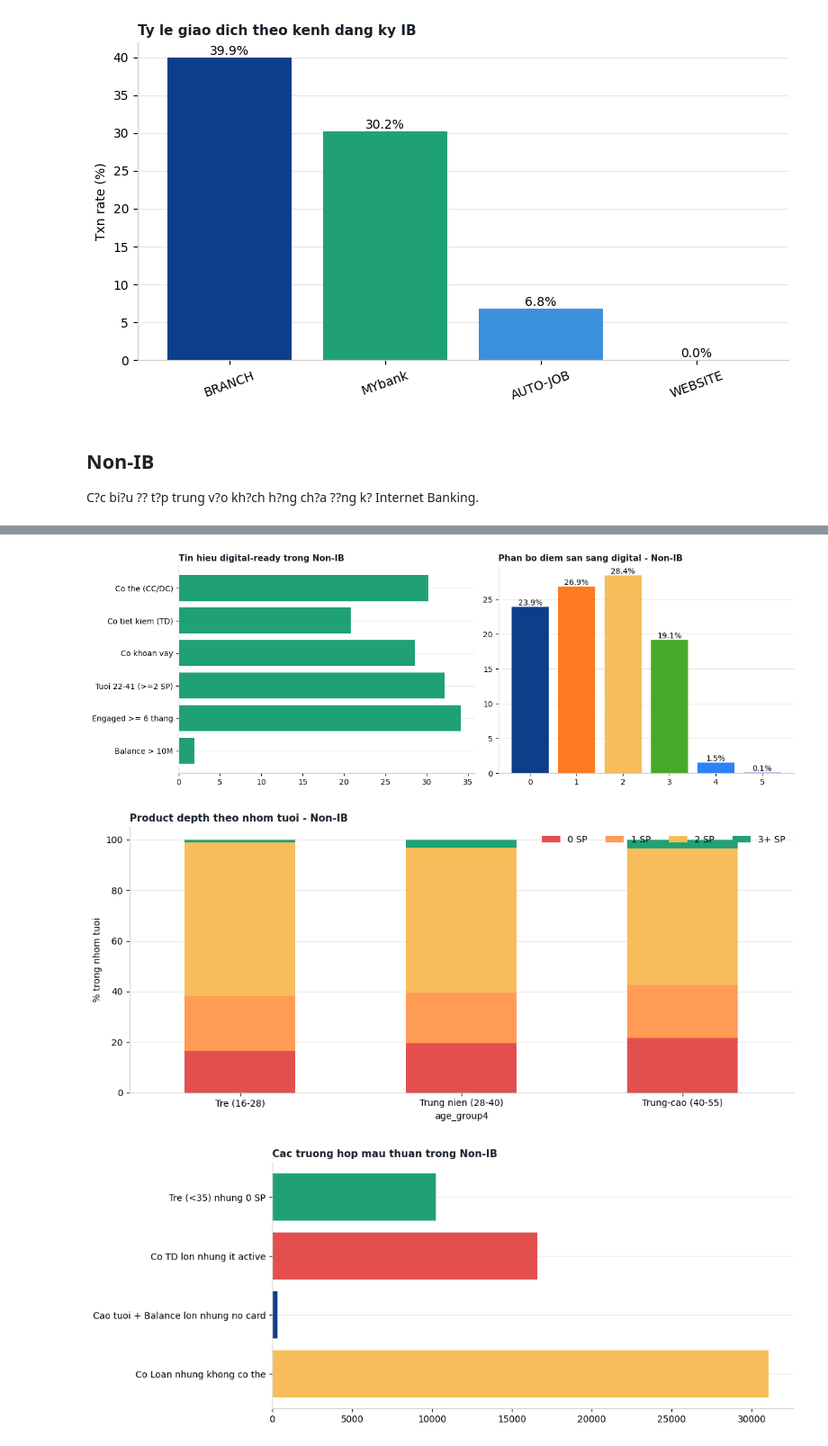
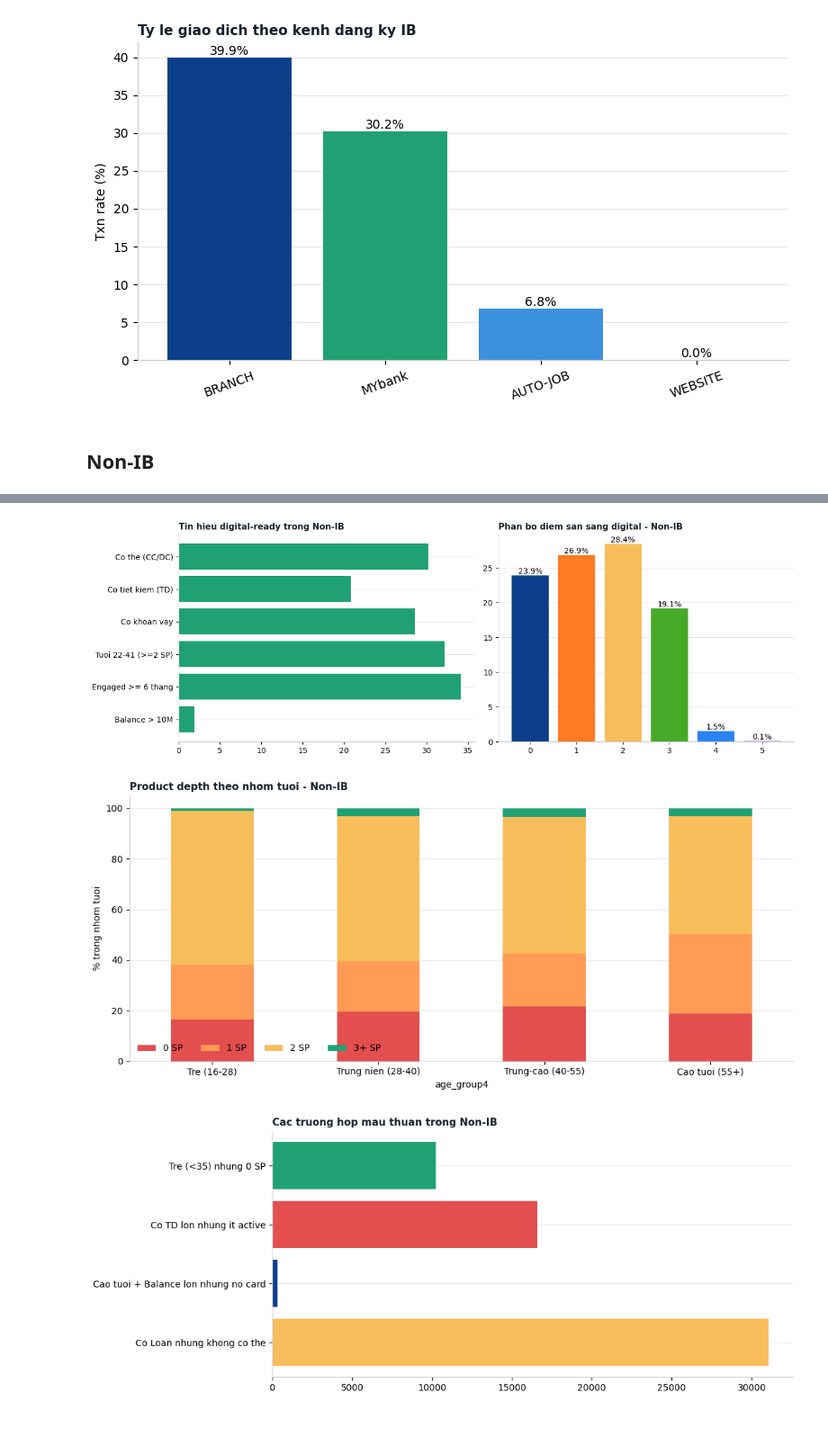
Before and after one commit to tranduclap1/gcon, a Jupyter notebook: phân tích tổng quan.ipynb, the cells around one changed output, grey strips where cells are left out. Shown at 90% size. Saved outputs shown, nothing was run; the diff lists cells and outputs as text; code cells hidden in the pictures.

```diff
--- a/phân tích tổng quan.ipynb
+++ b/phân tích tổng quan.ipynb
@@ -392,8 +382,6 @@ plt.tight_layout(); plt.show()
 [figure]
 # %% [markdown]
 ## Non-IB
-
-C?c bi?u ?? t?p trung v?o kh?ch h?ng ch?a ??ng k? Internet Banking.
 # %%
 # 10-14 Non-IB views
 age_bins_compare = [16, 22, 28, 35, 42, 50, 60, np.inf]
@@ -487,10 +475,10 @@ axes[1].bar_label(axes[1].containers[0], fmt='%.1f%%'); style_axes(axes[1], 'Pha
 plt.tight_layout(); plt.show()
 
 age_depth_base = ready_base if 'PRODUCT_COUNT' in ready_base.columns else non.rename(columns={'product_depth': 'PRODUCT_COUNT'})
-age_group_labels = ['Tre (16-28)', 'Trung nien (28-40)', 'Trung-cao (40-55)']
+age_group_labels = ['Tre (16-28)', 'Trung nien (28-40)', 'Trung-cao (40-55)', 'Cao tuoi (55+)']
 age_depth_base = age_depth_base.assign(
     AGE_AT_2019=age_at_2019_for(age_depth_base),
-    age_group4=pd.cut(age_at_2019_for(age_depth_base), bins=[16, 28, 40, 55], labels=age_group_labels, right=False),
+    age_group4=pd.cut(age_at_2019_for(age_depth_base), bins=[16, 28, 40, 55, np.inf], labels=age_group_labels, right=False),
     depth_group=np.minimum(age_depth_base['PRODUCT_COUNT'], 3).replace({3: '3+ SP', 0: '0 SP', 1: '1 SP', 2: '2 SP'}),
 )
 stacked = pd.crosstab(age_depth_base['age_group4'], age_depth_base['depth_group'], normalize='index') * 100
@@ -500,32 +488,32 @@ ax.legend(frameon=False, ncol=4); ax.tick_params(axis='x', rotation=0)
 plt.ylabel('% trong nhom tuoi')
 style_axes(ax, 'Product depth theo nhom tuoi - Non-IB')
 plt.tight_layout(); plt.show()
 
 case_base = ready_base if 'PRODUCT_COUNT' in ready_base.columns else non
 case_age_2019 = age_at_2019_for(case_base)
 if 'PRODUCT_COUNT' in case_base.columns:
     case_has_card = case_base[['CREDITCARD_MAX', 'DEBITCARD_MAX']].gt(0).any(axis=1)
     cases = pd.Series({
         'Tre (<35) nhung 0 SP': ((case_age_2019 < 35) & (case_base['PRODUCT_COUNT'] == 0)).sum(),
         'Co TD lon nhung it active': (case_base['HAS_TD'].astype(bool) & case_base['MONTHS_WITH_DEPOSIT'].le(5)).sum(),
         'Cao tuoi + Balance lon nhung no card': (case_age_2019.ge(55) & case_base['CA_BALANCE_MAX'].gt(30_000_000) & ~case_has_card).sum(),
         'Co Loan nhung khong co the': (case_base['HAS_LOAN'].astype(bool) & ~case_has_card).sum(),
     })
 else:
     cases = pd.Series({
         'Tre (<35) nhung 0 SP': ((case_age_2019 < 35) & (non['product_depth'] == 0)).sum(),
         'Co TD lon nhung it active': (non['COUNT_TD_ACCT'].gt(0) & non['bank_engagement_months'].le(5)).sum(),
         'Cao tuoi + Balance lon nhung no card': (case_age_2019.ge(55) & non['AVG_CA_BALANCE'].gt(30_000_000) & ~non['ready_has_card']).sum(),
         'Co Loan nhung khong co the': (non['ready_has_loan'] & ~non['ready_has_card']).sum(),
     })
 plt.figure(figsize=(11, 4.5))
 plt.barh(cases.index[::-1], cases.values[::-1], color=[YELLOW, BLUE, RED, GREEN])
 style_axes(plt.gca(), 'Cac truong hop mau thuan trong Non-IB')
 plt.tight_layout(); plt.show()
 # %% [output]
 [figure]
 [figure]
 [figure]
 [figure]
-[figure, old version]
+[figure, new version]
 [figure]
```
Also changed, not shown: parts of 4 cells of this notebook.
